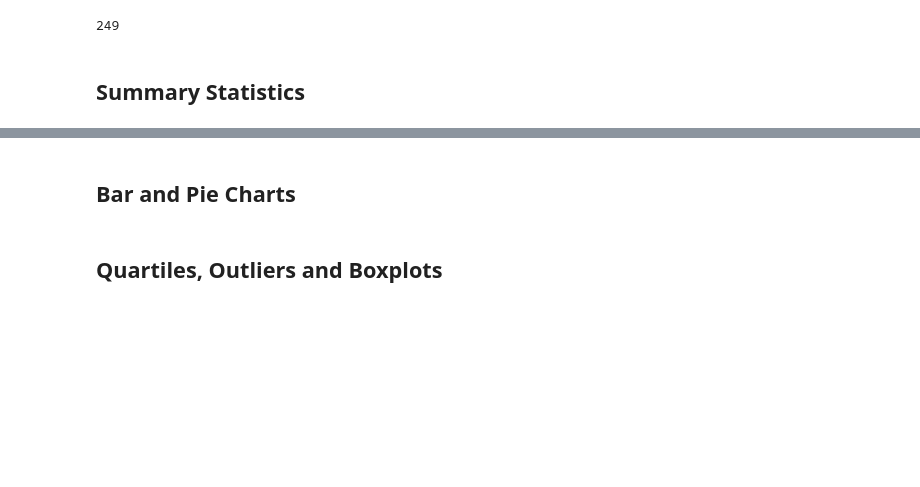
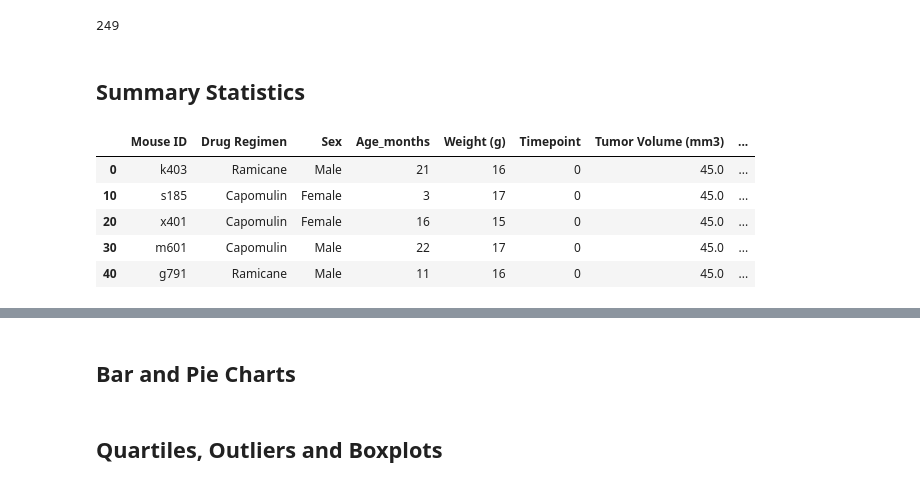
Before and after one commit to VijetaPuthran/Matplotlib, a Jupyter notebook: Pymaceuticals/pymaceuticals_starter.ipynb, the cells around one changed output, grey strips where cells are left out. Drawn from its saved outputs; the diff is of its cells as text; code cells hidden in the pictures; blank space fills up the shorter version.

```diff
--- a/Pymaceuticals/pymaceuticals_starter.ipynb
+++ b/Pymaceuticals/pymaceuticals_starter.ipynb
@@ -92,5 +96,14 @@ number_mouse
 249
 # %% [markdown]
 ## Summary Statistics
+# %%
+data_clean_df.head()
+# %% [output]
+|  | Mouse ID | Drug Regimen | Sex | Age_months | Weight (g) | Timepoint | Tumor Volume (mm3) | ... |
+| 0 | k403 | Ramicane | Male | 21 | 16 | 0 | 45.0 | ... |
+| 10 | s185 | Capomulin | Female | 3 | 17 | 0 | 45.0 | ... |
+| 20 | x401 | Capomulin | Female | 16 | 15 | 0 | 45.0 | ... |
+| 30 | m601 | Capomulin | Male | 22 | 17 | 0 | 45.0 | ... |
+| 40 | g791 | Ramicane | Male | 11 | 16 | 0 | 45.0 | ... |
 # %%
 # Generate a summary statistics table of mean, median, variance, standard deviation, and SEM of the tumor volume for each regimen
```
Also changed, not shown: parts of 5 cells of this notebook.
